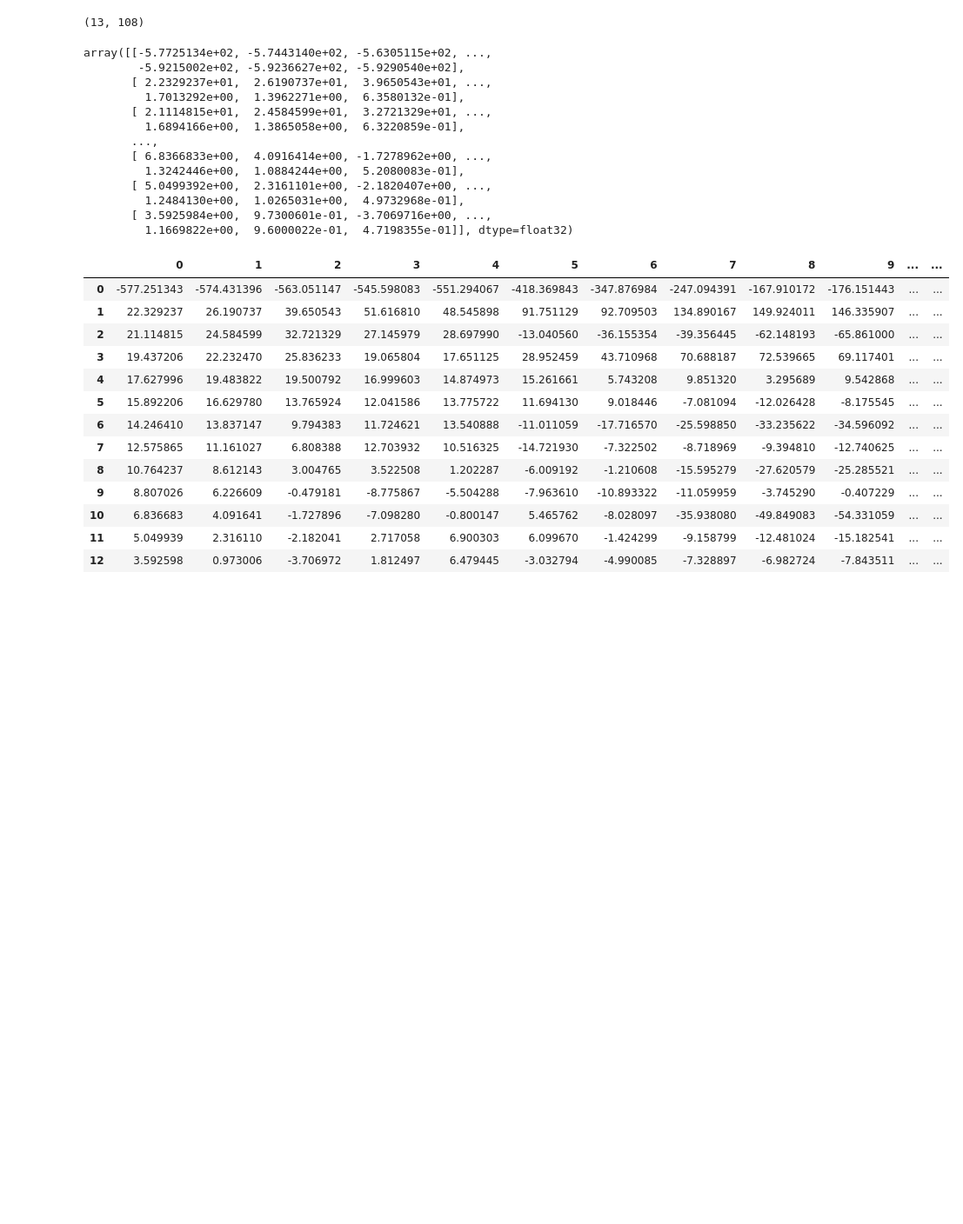
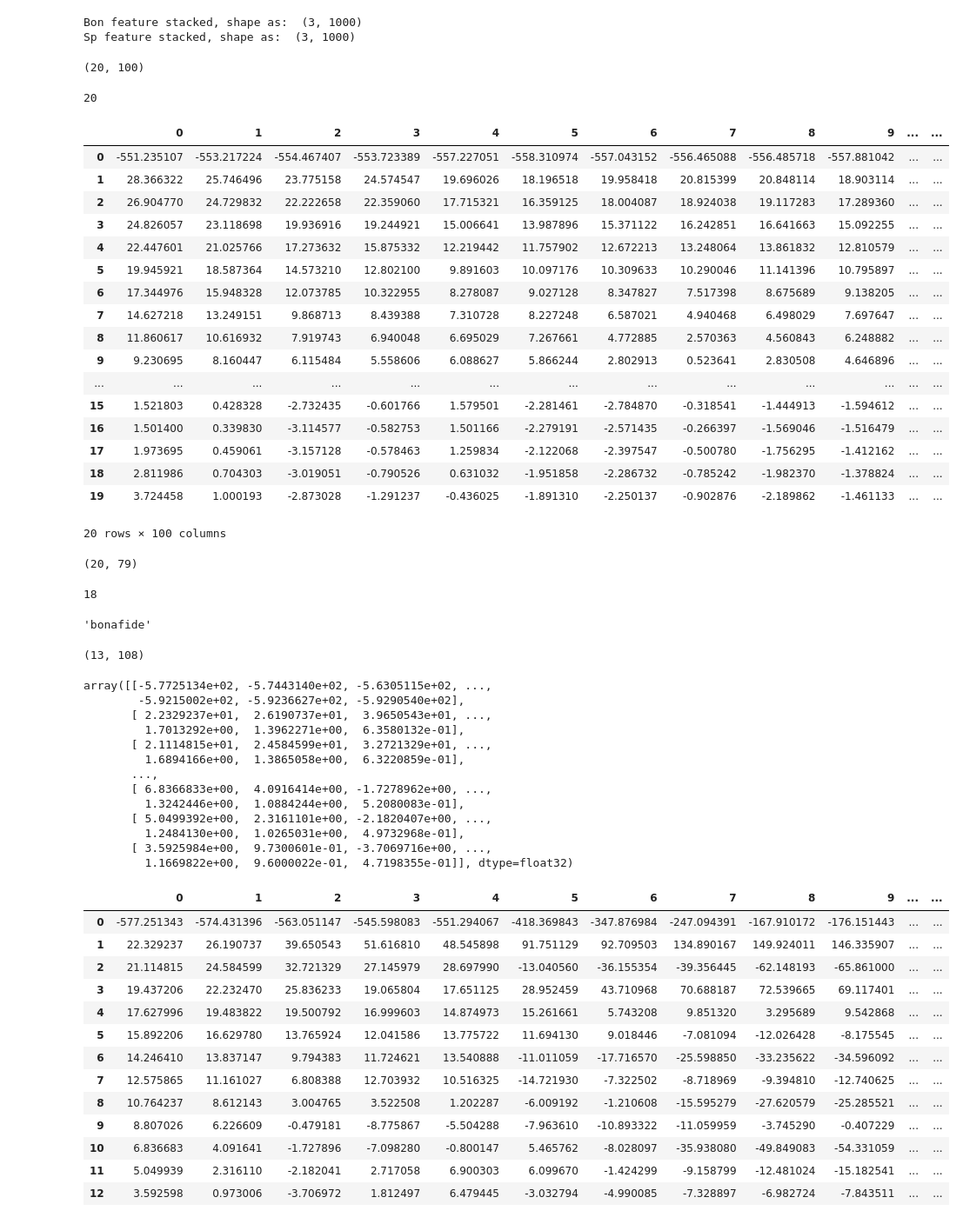
Before and after one commit to asimadnan/ASVspoof-experiments, a Jupyter notebook: MFCC - Librosa.ipynb, the cells around one changed output. Shown at 87% size. Drawn from its saved outputs; the diff is of its cells as text; code cells hidden in the pictures; blank space fills up the shorter version.

Commit message:
pre processing for mfcc extraction

```diff
--- a/MFCC - Librosa.ipynb
+++ b/MFCC - Librosa.ipynb
@@ -6,0 +9,6 @@ path = '/Users/asimadnan/Desktop/Mres/ASVSPOOF_DATA/LA/ASVspoof2019_LA_train/fla
+# %%
+train_files = '/Users/asimadnan/Desktop/Mres/ASVSPOOF_DATA/LA/ASVspoof2019_LA_train/sample_train/'
+train_labels = '/Users/asimadnan/Desktop/Mres/ASVSPOOF_DATA/LA/ASVspoof2019_LA_cm_protocols/ASVspoof2019.LA.cm.train.trn.txt'
+# %%
+la_train_labels = pd.read_csv(train_labels, delimiter = " ", header=None)
+la_train_labels.columns = ['SPEAKER_ID','AUDIO_FILE_NAME','ENVIRONMENT_ID','ATTACK_ID','KEY']
@@ -6,0 +53,8 @@ path = '/Users/asimadnan/Desktop/Mres/ASVSPOOF_DATA/LA/ASVspoof2019_LA_train/fla
+# %%
+file_out_path = '/Users/asimadnan/Desktop/Mres/ASVSPOOF_DATA/LA/ASVspoof2019_LA_train/mfcc.csv'
+
+features = []
+max_len = 30
+ff
+total_files = len(os.listdir(train_files))
+i = 1
@@ -7,3 +171,44 @@ path = '/Users/asimadnan/Desktop/Mres/ASVSPOOF_DATA/LA/ASVspoof2019_LA_train/fla
+# %%
+Xbon = np.vstack(bondata)
+print('Bon feature stacked, shape as: ', Xbon.shape)
+Xsp = np.vstack(spdata)
+print('Sp feature stacked, shape as: ', Xsp.shape)
+# %% [output]
+Bon feature stacked, shape as:  (3, 1000)
+Sp feature stacked, shape as:  (3, 1000)
+# %%
+features[0][0].shape
+# %% [output]
+(20, 100)
+# %%
+len(features[0][0])
+# %% [output]
+20
+# %%
+pd.DataFrame(data=features[0][0])
+# %% [output]
+|  | 0 | 1 | 2 | 3 | 4 | 5 | 6 | 7 | 8 | 9 | ... | ... |
+| 0 | -551.235107 | -553.217224 | -554.467407 | -553.723389 | -557.227051 | -558.310974 | -557.043152 | -556.465088 | -556.485718 | -557.881042 | ... | ... |
+| 1 | 28.366322 | 25.746496 | 23.775158 | 24.574547 | 19.696026 | 18.196518 | 19.958418 | 20.815399 | 20.848114 | 18.903114 | ... | ... |
+| 2 | 26.904770 | 24.729832 | 22.222658 | 22.359060 | 17.715321 | 16.359125 | 18.004087 | 18.924038 | 19.117283 | 17.289360 | ... | ... |
+| 3 | 24.826057 | 23.118698 | 19.936916 | 19.244921 | 15.006641 | 13.987896 | 15.371122 | 16.242851 | 16.641663 | 15.092255 | ... | ... |
+| 4 | 22.447601 | 21.025766 | 17.273632 | 15.875332 | 12.219442 | 11.757902 | 12.672213 | 13.248064 | 13.861832 | 12.810579 | ... | ... |
+| 5 | 19.945921 | 18.587364 | 14.573210 | 12.802100 | 9.891603 | 10.097176 | 10.309633 | 10.290046 | 11.141396 | 10.795897 | ... | ... |
+| 6 | 17.344976 | 15.948328 | 12.073785 | 10.322955 | 8.278087 | 9.027128 | 8.347827 | 7.517398 | 8.675689 | 9.138205 | ... | ... |
+| 7 | 14.627218 | 13.249151 | 9.868713 | 8.439388 | 7.310728 | 8.227248 | 6.587021 | 4.940468 | 6.498029 | 7.697647 | ... | ... |
+| 8 | 11.860617 | 10.616932 | 7.919743 | 6.940048 | 6.695029 | 7.267661 | 4.772885 | 2.570363 | 4.560843 | 6.248882 | ... | ... |
+| 9 | 9.230695 | 8.160447 | 6.115484 | 5.558606 | 6.088627 | 5.866244 | 2.802913 | 0.523641 | 2.830508 | 4.646896 | ... | ... |
+| ... | ... | ... | ... | ... | ... | ... | ... | ... | ... | ... | ... | ... |
+| 15 | 1.521803 | 0.428328 | -2.732435 | -0.601766 | 1.579501 | -2.281461 | -2.784870 | -0.318541 | -1.444913 | -1.594612 | ... | ... |
+| 16 | 1.501400 | 0.339830 | -3.114577 | -0.582753 | 1.501166 | -2.279191 | -2.571435 | -0.266397 | -1.569046 | -1.516479 | ... | ... |
+| 17 | 1.973695 | 0.459061 | -3.157128 | -0.578463 | 1.259834 | -2.122068 | -2.397547 | -0.500780 | -1.756295 | -1.412162 | ... | ... |
+| 18 | 2.811986 | 0.704303 | -3.019051 | -0.790526 | 0.631032 | -1.951858 | -2.286732 | -0.785242 | -1.982370 | -1.378824 | ... | ... |
+| 19 | 3.724458 | 1.000193 | -2.873028 | -1.291237 | -0.436025 | -1.891310 | -2.250137 | -0.902876 | -2.189862 | -1.461133 | ... | ... |
+20 rows × 100 columns
+# %%
+mfcc_sample.shape
+# %% [output]
+(20, 79)
 # %%
 filename = librosa.example('nutcracker')
 y, sr = librosa.load(path)
@@ -13,3 +215,11 @@ hop_length = 512
+# %%
+np.where(la_train_labels.values=='LA_T_2361751')[0][0]
+# %% [output]
+18
+# %%
+la_train_labels.values[18][4]
+# %% [output]
+'bonafide'
 # %%
 # Separate harmonics and percussives into two waveforms
 y_harmonic, y_percussive = librosa.effects.hpss(y)
```
Also changed, not shown: parts of 19 cells of this notebook, 1 other file.
